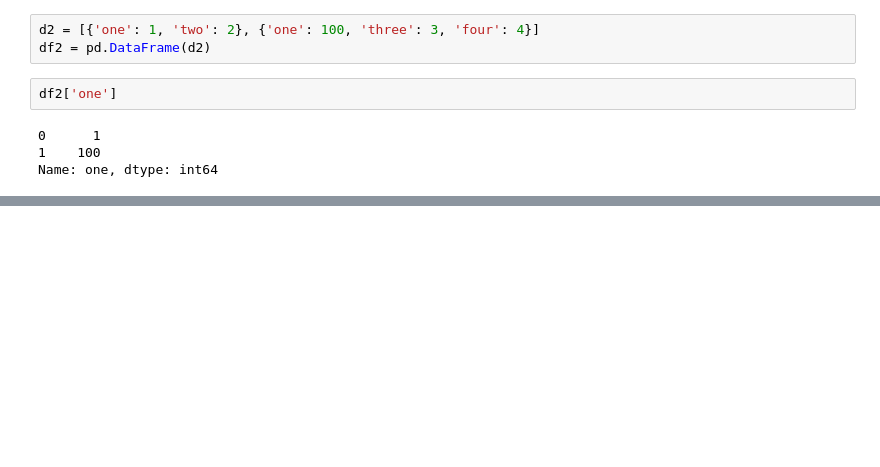
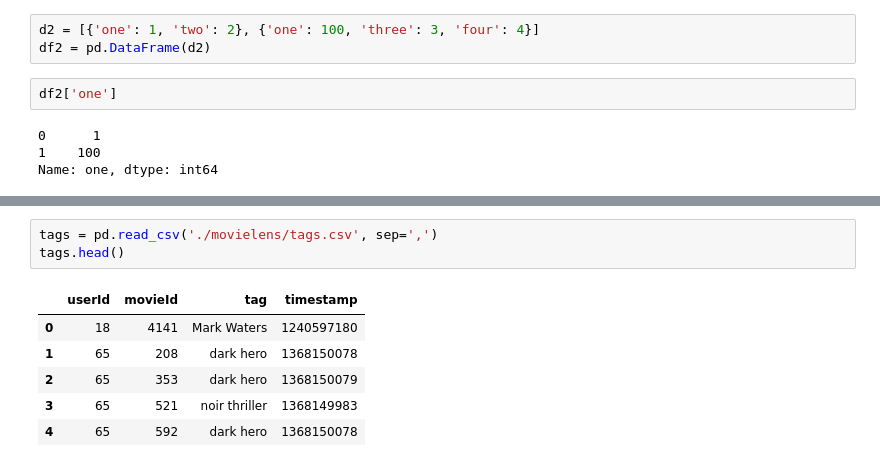
Before and after one commit to hiper2d/python-for-data-science-course, a Jupyter notebook: Week-4-Pandas/Practice.ipynb, the cells around one changed output, grey strips where cells are left out. Drawn from its saved outputs; the diff is of its cells as text; blank space fills up the shorter version.

```diff
--- a/Week-4-Pandas/Practice.ipynb
+++ b/Week-4-Pandas/Practice.ipynb
@@ -31,0 +58,10 @@ Name: one, dtype: int64
+# %%
+tags = pd.read_csv('./movielens/tags.csv', sep=',')
+tags.head()
+# %% [output]
+|  | userId | movieId | tag | timestamp |
+| 0 | 18 | 4141 | Mark Waters | 1240597180 |
+| 1 | 65 | 208 | dark hero | 1368150078 |
+| 2 | 65 | 353 | dark hero | 1368150079 |
+| 3 | 65 | 521 | noir thriller | 1368149983 |
+| 4 | 65 | 592 | dark hero | 1368150078 |
```
Also changed, not shown: parts of 4 cells of this notebook, 2 other files.
